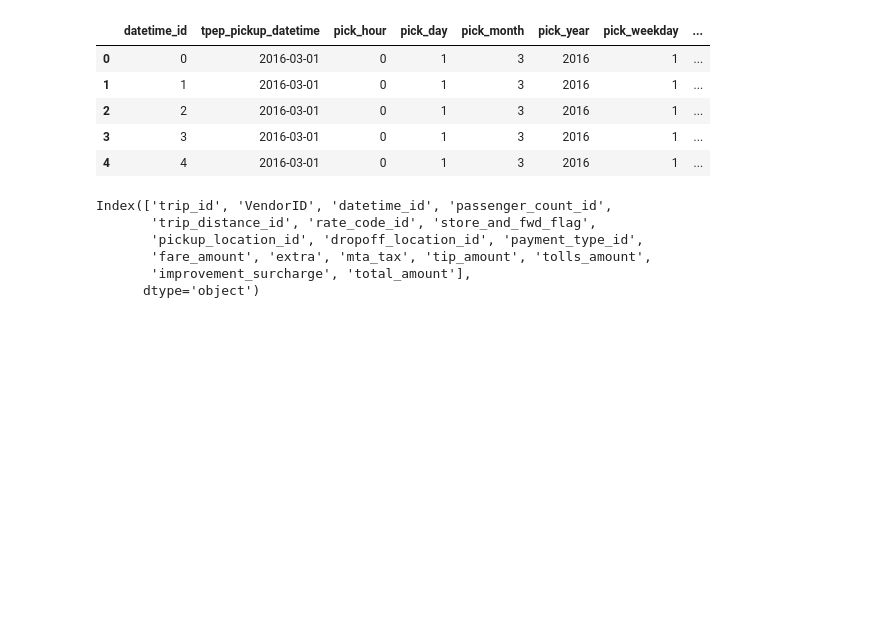
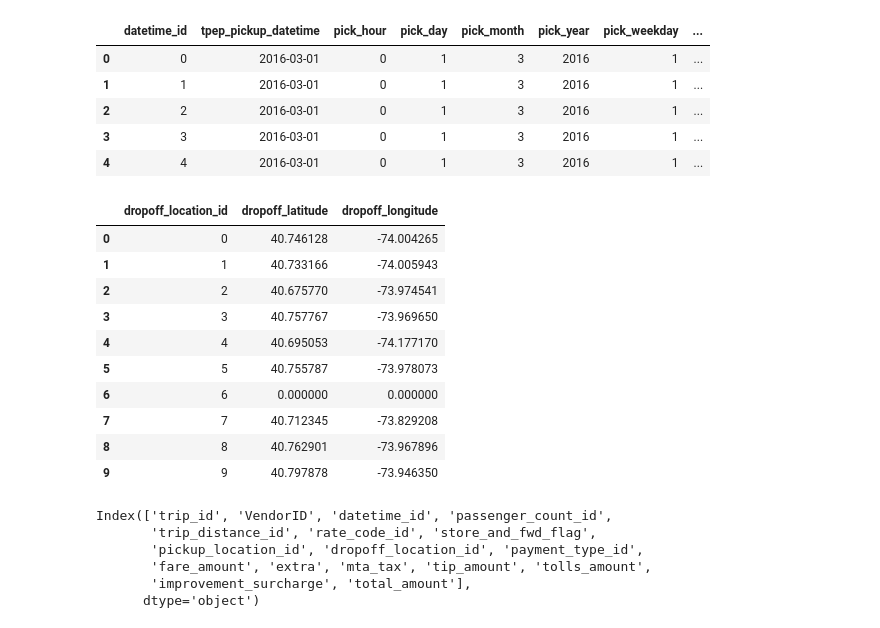
Before and after one commit to Just-Hilman/NYC-taxi-data-pipeline, a Jupyter notebook: NYC taxi data pipeline.ipynb, the cells around one changed output. Cells and saved outputs as stored; diff of their text form; code cells hidden in the pictures; blank space fills up the shorter version.

```diff
--- a/NYC taxi data pipeline.ipynb
+++ b/NYC taxi data pipeline.ipynb
@@ -89,6 +89,20 @@ pickup_location_dim = pickup_location_dim[['pickup_location_id','pickup_latitude
 dropoff_location_dim = df[['dropoff_longitude', 'dropoff_latitude']].reset_index(drop=True)
 dropoff_location_dim['dropoff_location_id'] = dropoff_location_dim.index
 dropoff_location_dim = dropoff_location_dim[['dropoff_location_id','dropoff_latitude','dropoff_longitude']]
+# %%
+dropoff_location_dim.head(10)
+# %% [output]
+|  | dropoff_location_id | dropoff_latitude | dropoff_longitude |
+| 0 | 0 | 40.746128 | -74.004265 |
+| 1 | 1 | 40.733166 | -74.005943 |
+| 2 | 2 | 40.675770 | -73.974541 |
+| 3 | 3 | 40.757767 | -73.969650 |
+| 4 | 4 | 40.695053 | -74.177170 |
+| 5 | 5 | 40.755787 | -73.978073 |
+| 6 | 6 | 0.000000 | 0.000000 |
+| 7 | 7 | 40.712345 | -73.829208 |
+| 8 | 8 | 40.762901 | -73.967896 |
+| 9 | 9 | 40.797878 | -73.946350 |
 # %%
 payment_type_name = {
     1:"Credit card",
```
Also changed, not shown: parts of 1 cell of this notebook, 2 other files.
